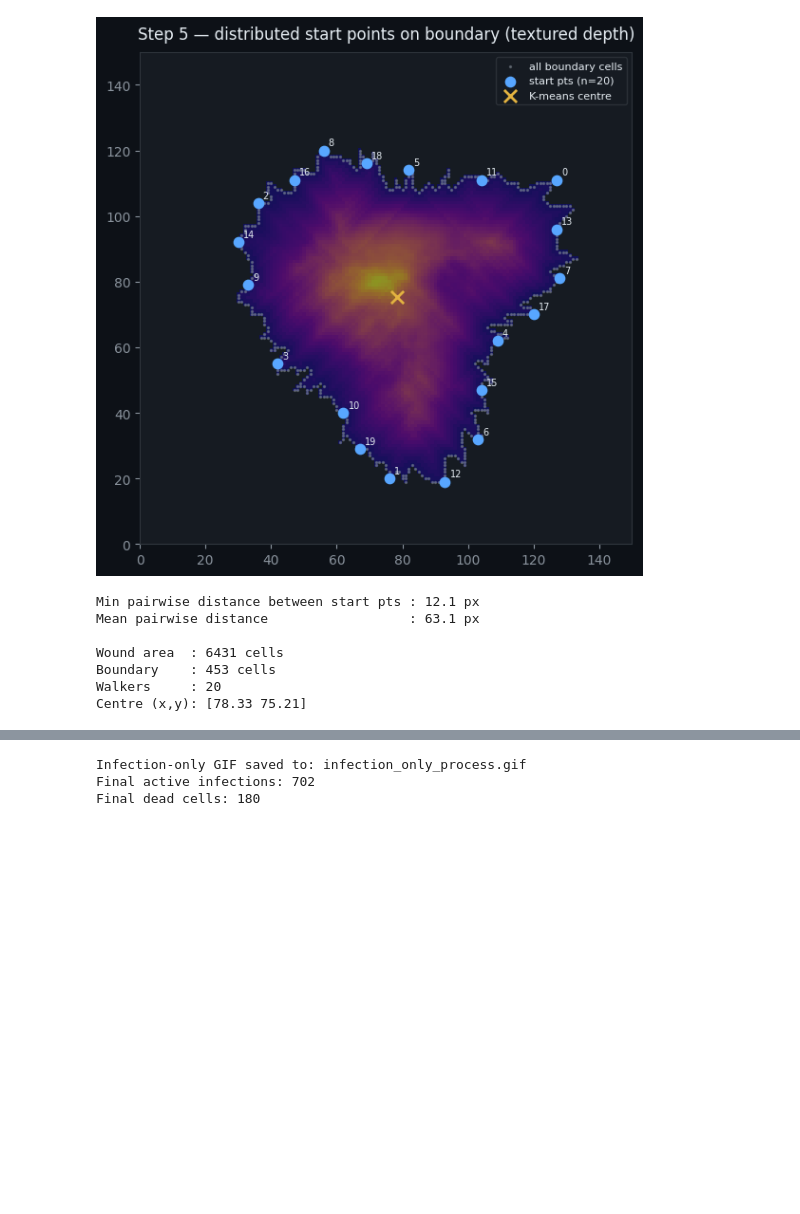
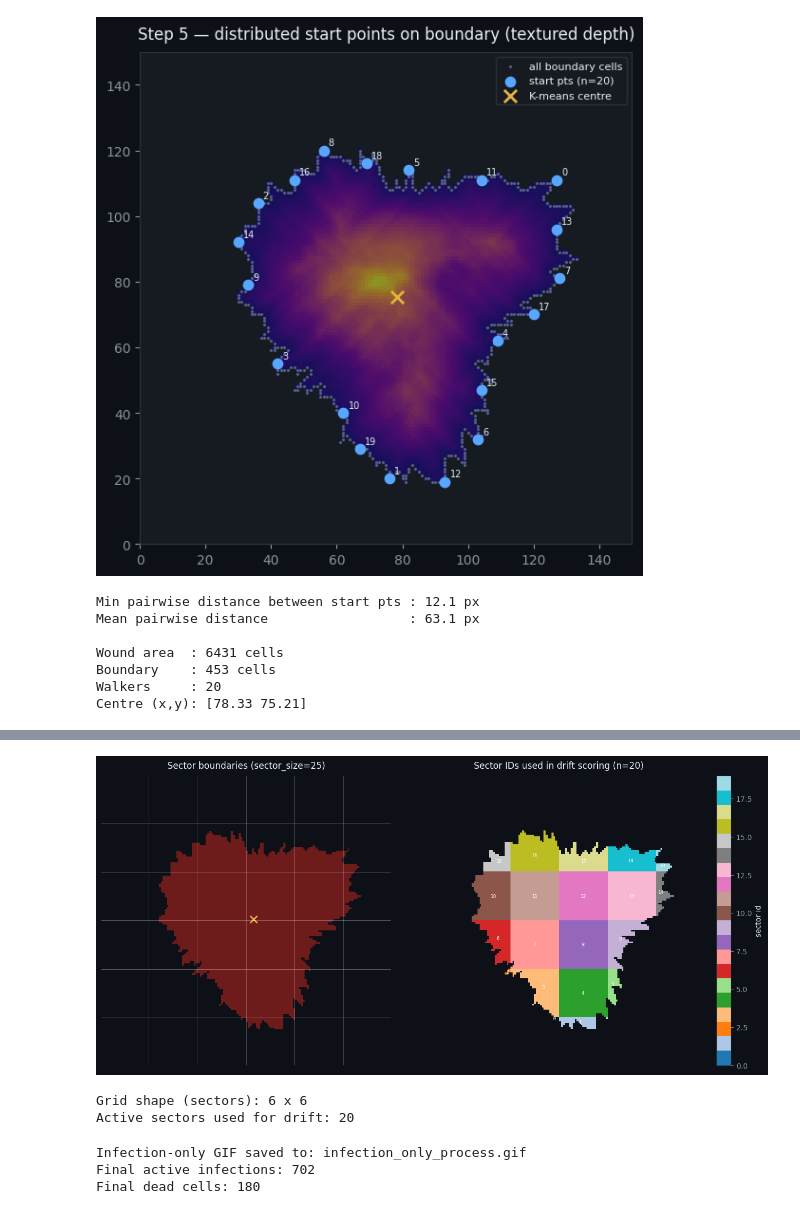
Before and after one commit to Enlightened-Monkey/HealingWound, a Jupyter notebook: wound_healing_simulation.ipynb, the cells around one changed output, grey strips where cells are left out. Saved outputs shown, nothing was run; the diff lists cells and outputs as text; code cells hidden in the pictures; blank space fills up the shorter version.

```diff
--- a/wound_healing_simulation.ipynb
+++ b/wound_healing_simulation.ipynb
@@ -525,4 +525,81 @@ Sector size             : 15
 Neighbor heal prob      : 0.18
+# %%
+# ── Step 6c: Visualize drift sector grid used by healer agents ─────────────
+# Uses the same sector_size parameter as the movement model.
+
+h, w = wound_mask.shape
+sec_r = np.arange(h) // sector_size
+sec_c = np.arange(w) // sector_size
+n_sec_r = int(sec_r.max()) + 1
+n_sec_c = int(sec_c.max()) + 1
+
+# If active_mask exists (after simulation), show sectors on that area;
+# otherwise show sectors on the wound mask.
+if "active_mask" in globals():
+    area_mask_for_grid = active_mask.copy()
+else:
+    area_mask_for_grid = wound_mask.copy()
+
+# Build sector id map only where area is active.
+sector_id_map = np.full((h, w), -1, dtype=int)
+sector_ids = {}
+next_id = 0
+for sr in range(n_sec_r):
+    r0, r1 = sr * sector_size, min((sr + 1) * sector_size, h)
+    for sc in range(n_sec_c):
+        c0, c1 = sc * sector_size, min((sc + 1) * sector_size, w)
+        block = area_mask_for_grid[r0:r1, c0:c1]
+        if np.any(block):
+            sector_id_map[r0:r1, c0:c1][block] = next_id
+            sector_ids[(sr, sc)] = next_id
+            next_id += 1
+
+plot_ids = sector_id_map.astype(float)
+plot_ids[plot_ids < 0] = np.nan
+
+fig_sec, axes_sec = plt.subplots(1, 2, figsize=(13, 6))
+
+# Left panel: active area + sector boundaries.
+axes_sec[0].imshow(area_mask_for_grid, origin="lower", cmap=ListedColormap([_BG, _RED_WOUND]))
+for r in range(0, h + 1, sector_size):
+    axes_sec[0].axhline(r - 0.5, color="#ffffff", lw=0.6, alpha=0.35)
+for c in range(0, w + 1, sector_size):
+    axes_sec[0].axvline(c - 0.5, color="#ffffff", lw=0.6, alpha=0.35)
+axes_sec[0].scatter([middle_xy[0]], [middle_xy[1]], c=_AMBER_CTR, marker="x", s=90, linewidths=2)
+axes_sec[0].set_title(f"Sector boundaries (sector_size={sector_size})")
+axes_sec[0].set_xlim(0, w - 1)
+axes_sec[0].set_ylim(0, h - 1)
+axes_sec[0].set_aspect("equal")
+axes_sec[0].axis("off")
+
+# Right panel: sector IDs used by drift scoring.
+im_sec = axes_sec[1].imshow(plot_ids, origin="lower", cmap="tab20", interpolation="nearest")
+for (sr, sc), sid in sector_ids.items():
+    r0, r1 = sr * sector_size, min((sr + 1) * sector_size, h)
+    c0, c1 = sc * sector_size, min((sc + 1) * sector_size, w)
+    rr, cc = np.where(area_mask_for_grid[r0:r1, c0:c1])
+    if len(rr) == 0:
+        continue
+    rc = r0 + rr.mean()
+    cc_mean = c0 + cc.mean()
+    axes_sec[1].text(cc_mean, rc, str(sid), color="white", fontsize=6, ha="center", va="center")
+
+axes_sec[1].set_title(f"Sector IDs used in drift scoring (n={len(sector_ids)})")
+axes_sec[1].set_xlim(0, w - 1)
+axes_sec[1].set_ylim(0, h - 1)
+axes_sec[1].set_aspect("equal")
+axes_sec[1].axis("off")
+plt.colorbar(im_sec, ax=axes_sec[1], fraction=0.046, pad=0.04, label="sector id")
+
+plt.tight_layout()
+plt.show()
+
+print(f"Grid shape (sectors): {n_sec_r} x {n_sec_c}")
+print(f"Active sectors used for drift: {len(sector_ids)}")
+# %% [output]
+[figure, added]
+Grid shape (sectors): 6 x 6
+Active sectors used for drift: 20
 # %%
 # ── Step 6b: Infection-only progression (no healer walkers) ───────────────
 def run_infection_only(
```
Also changed, not shown: parts of 13 cells of this notebook.
